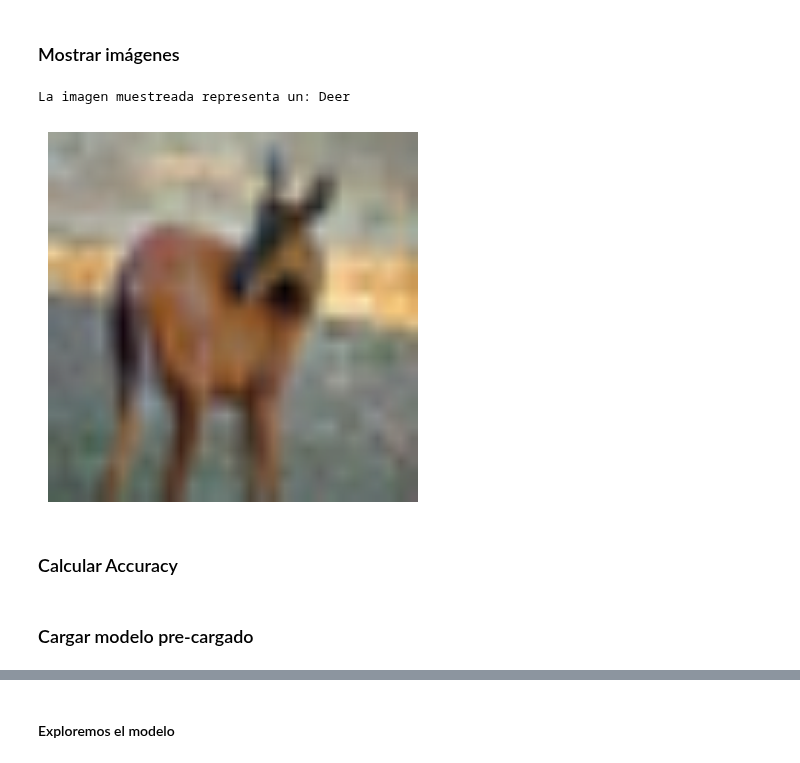
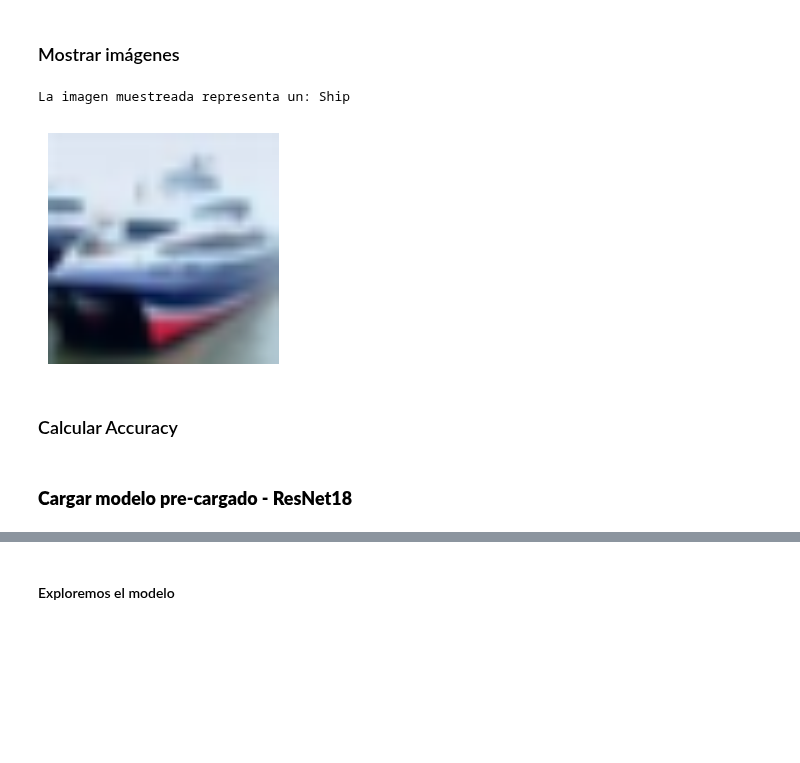
Before and after one commit to andreac941/tutorials, a Jupyter notebook: A2c_DL_TC5033_AD2023_andrea.ipynb, the cells around one changed output, grey strips where cells are left out. Cells and saved outputs as stored; diff of their text form; code cells hidden in the pictures; blank space fills up the shorter version.

```diff
--- a/A2c_DL_TC5033_AD2023_andrea.ipynb
+++ b/A2c_DL_TC5033_AD2023_andrea.ipynb
@@ -124,21 +128,24 @@ cpu
 # %% [markdown]
 ### Mostrar imágenes
 # %%
-classes = ['Plane', 'Car', 'Bird', 'Cat', 'Deer','Dog', 'Frog', 'Horse', 'Ship', 'Truck']
+# Here we can display random images of the Test dataset:
+classes = ['Plane', 'Car', 'Bird', 'Cat', 'Deer','Dog', 'Frog', 'Horse', 'Ship', 'Truck'] # List of possible classes.
 
+# Function for displaying images:
 def plot_figure(image):
+    plt.figure(figsize=(3,3))  # Smaller size selected to improve clarity of image.
     plt.imshow(image.permute(1,2,0))
     plt.axis('off')
     plt.show()
 
-rnd_sample_idx = np.random.randint(len(test_loader))
-print(f'La imagen muestreada representa un: {classes[test_loader.dataset[rnd_sample_idx][1]]}')
-image = test_loader.dataset[rnd_sample_idx][0]
-image = (image - image.min()) / (image.max() -image.min() )
+rnd_sample_idx = np.random.randint(len(test_loader)) # Random numbers generated, considering the maximum number in test_loader dataset.
+print(f'La imagen muestreada representa un: {classes[test_loader.dataset[rnd_sample_idx][1]]}') # Let's read the class of the image that will be displayed.
+image = test_loader.dataset[rnd_sample_idx][0] # The image of the random number position in test dataset is saved.
+image = (image - image.min()) / (image.max() -image.min() ) # Min-max normalization: data is scaled in range of 0 to 1.
 plot_figure(image)
 # %% [output]
-La imagen muestreada representa un: Deer
+La imagen muestreada representa un: Ship
-[figure, old version]
+[figure, new version]
 # %% [markdown]
 ### Calcular Accuracy
 # %%
@@ -157,5 +165,5 @@ def accuracy(model, loader):
             num_total += pred.size(0)
         return float(num_correct)/num_total
 # %% [markdown]
-### Cargar modelo pre-cargado
+### **Cargar modelo pre-cargado - ResNet18**
 # %%
```
Also changed, not shown: parts of 44 cells of this notebook.
